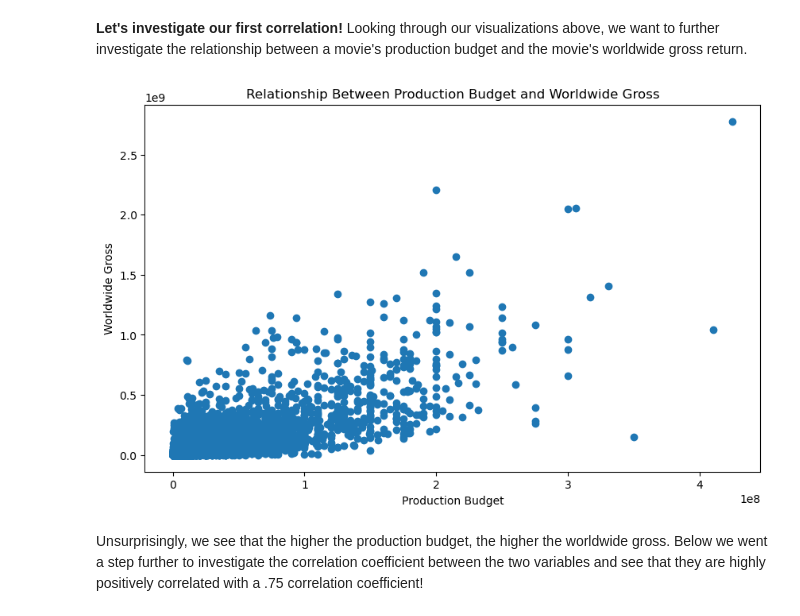
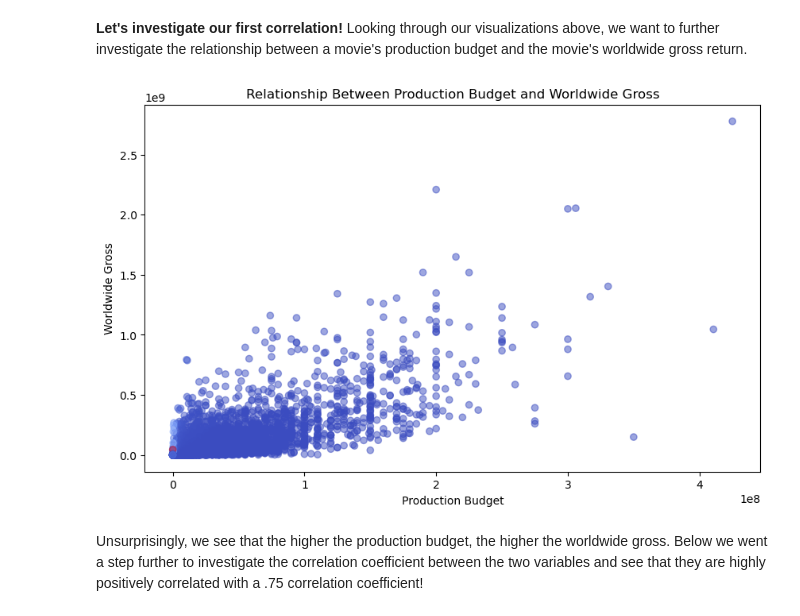
Before and after one commit to DGieseke/Exploratory-Data-Analysis-Using-Movie-Data, a Jupyter notebook: seamus/DG Edits - Movie Data Visualization Project.ipynb, the cells around one changed output. Drawn from its saved outputs; the diff is of its cells as text; code cells hidden in the pictures.

```diff
--- a/seamus/DG Edits - Movie Data Visualization Project.ipynb
+++ b/seamus/DG Edits - Movie Data Visualization Project.ipynb
@@ -207,15 +207,15 @@ plt.show()
 # %%
 fig, ax = plt.subplots(figsize=(10, 6))
 
 x = tn_df['production_budget']
 y = tn_df['worldwide_gross']
 
-ax.scatter(x,y)
+ax.scatter(x,y, c=c, cmap='coolwarm', alpha=0.5)
 ax.set_title('Relationship Between Production Budget and Worldwide Gross')
 ax.set_xlabel('Production Budget')
 ax.set_ylabel('Worldwide Gross');
 # %% [output]
-[figure, old version]
+[figure, new version]
 # %% [markdown]
 Unsurprisingly, we see that the higher the production budget, the higher the worldwide gross.  Below we went a step further to investigate the correlation coefficient between the two variables and see that they are highly positively correlated with a .75 correlation coefficient!
 # %%
```
Also changed, not shown: parts of 1 cell of this notebook, 1 other file.
